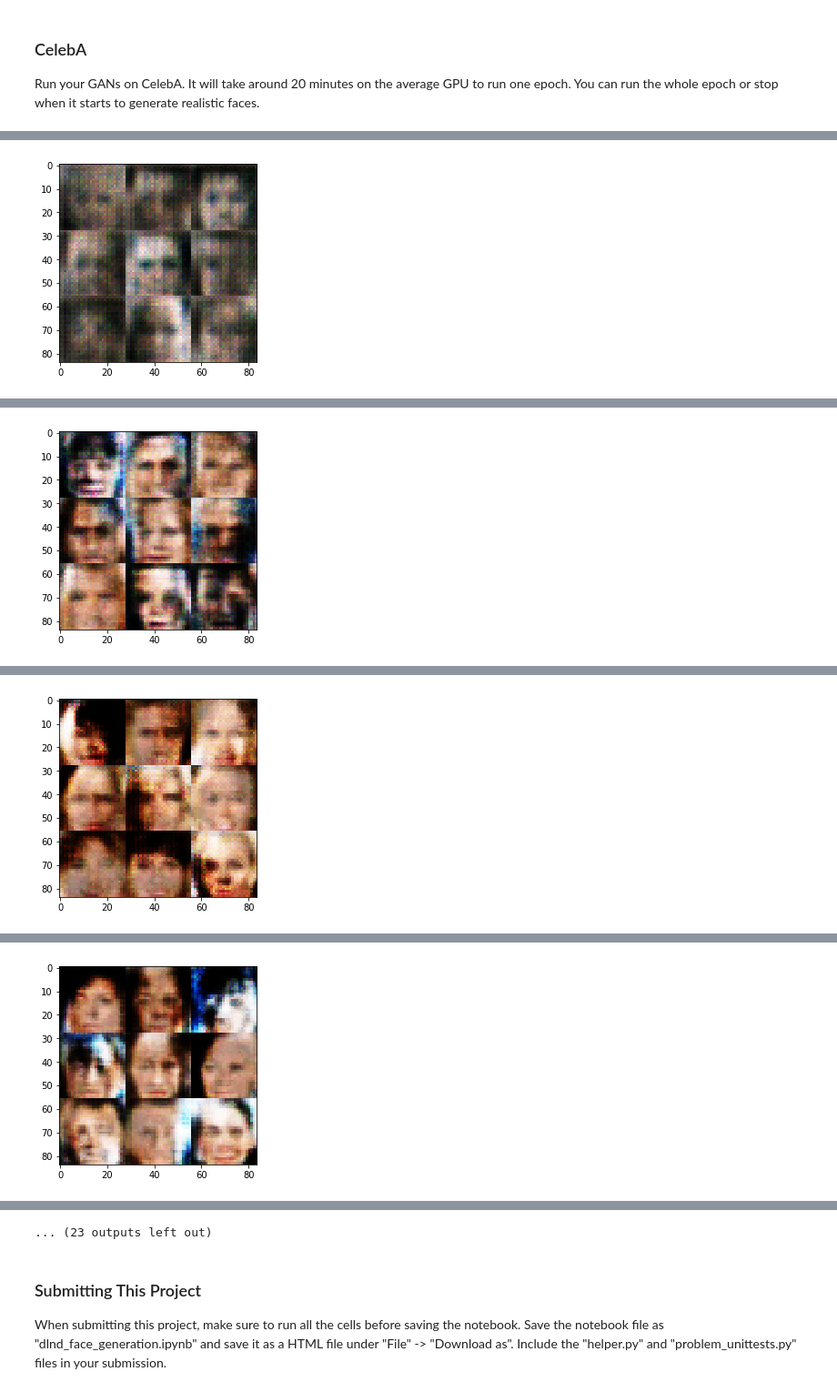
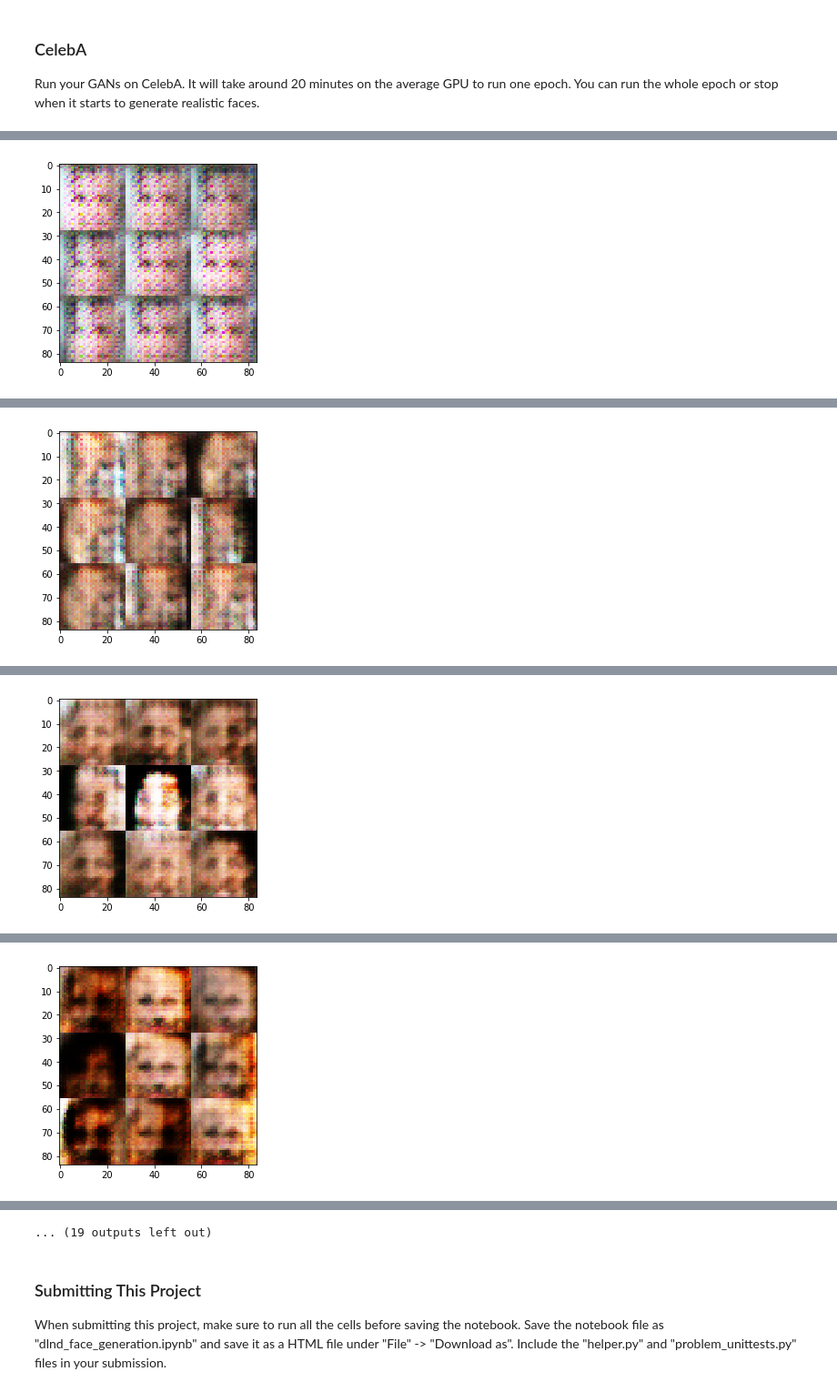
Before and after one commit to evan2945/Udacity-Deep-Learning, a Jupyter notebook: Project_5/face_generation/dlnd_face_generation.ipynb, the cells around one changed output, grey strips where cells are left out. Shown at 91% size. Saved outputs shown, nothing was run; the diff lists cells and outputs as text; code cells hidden in the pictures.

Commit message:
[Project 5] Added two more convolution layers and adjusted the hyperparameters

```diff
--- a/Project_5/face_generation/dlnd_face_generation.ipynb
+++ b/Project_5/face_generation/dlnd_face_generation.ipynb
@@ -148,11 +148,11 @@ def discriminator(images, reuse=False):
         bn2 = tf.layers.batch_normalization(x2, training=True)
         relu2 = tf.maximum(0.01 * bn2, bn2)
 
-        #x3 = tf.layers.conv2d(relu2, 256, 5, strides=2, padding='same')
-        #bn3 = tf.layers.batch_normalization(x3, training=True)
-        #relu3 = tf.maximum(0.01 * bn3, bn3)
+        x3 = tf.layers.conv2d(relu2, 256, 5, strides=2, padding='same')
+        bn3 = tf.layers.batch_normalization(x3, training=True)
+        relu3 = tf.maximum(0.01 * bn3, bn3)
 
-        flat = tf.reshape(relu2, (-1, 7*7*128))
+        flat = tf.reshape(relu3, (-1, 2*2*256))
         logits = tf.layers.dense(flat, 1)
         out = tf.sigmoid(logits)
 
@@ -180,21 +180,21 @@ def generator(z, out_channel_dim, is_train=True):
     :return: The tensor output of the generator
     """
     with tf.variable_scope('generator', reuse= not is_train):
-        x1 = tf.layers.dense(z, 7*7*128)
+        x1 = tf.layers.dense(z, 2*2*256)
 
-        x1 = tf.reshape(x1, (-1, 7, 7, 128))
+        x1 = tf.reshape(x1, (-1, 2, 2, 256))
         bn1 = tf.layers.batch_normalization(x1, training=is_train)
         relu1 = tf.maximum(0.01 * bn1, bn1)
 
-        x2 = tf.layers.conv2d_transpose(relu1, 64, 5, strides=2, padding='same')
+        x2 = tf.layers.conv2d_transpose(relu1, 128, 5, strides=2, padding='valid')
         bn2 = tf.layers.batch_normalization(x2, training=is_train)
         relu2 = tf.maximum(0.01 * bn2, bn2)
 
-        #x3 = tf.layers.convd2_transpose(relu2, 128, 5, stride=2, padding='same')
-        #bn3 = tf.layers.batch_normalization(x3, training=is_train)
-        #relu3 = tf.maximum(0.01 * bn3, bn3)
+        x3 = tf.layers.conv2d_transpose(relu2, 64, 5, strides=2, padding='same')
+        bn3 = tf.layers.batch_normalization(x3, training=is_train)
+        relu3 = tf.maximum(0.01 * bn3, bn3)
 
-        logits = tf.layers.conv2d_transpose(relu2, out_channel_dim, 5, strides=2, padding='same')
+        logits = tf.layers.conv2d_transpose(relu3, out_channel_dim, 5, strides=2, padding='same')
 
         out = tf.tanh(logits)
 
@@ -390,9 +390,9 @@ Epoch 1/2... Discriminator Loss: 0.8277... Generator Loss: 1.2833
 ### CelebA
 Run your GANs on CelebA.  It will take around 20 minutes on the average GPU to run one epoch.  You can run the whole epoch or stop when it starts to generate realistic faces.
 # %%
-batch_size = 32
-z_dim = 200
-learning_rate = 0.0002
+batch_size = 64
+z_dim = 600
+learning_rate = 0.0004
 beta1 = 0.3
 
 
@@ -410 +410 @@ Epoch 1/1... Discriminator Loss: 1.6454... Generator Loss: 2.8491
-[figure, old version]
+[figure, new version]
@@ -412 +412 @@ Epoch 1/1... Discriminator Loss: 2.3594... Generator Loss: 0.1158
-[figure, old version]
+[figure, new version]
@@ -414 +414 @@ Epoch 1/1... Discriminator Loss: 0.1964... Generator Loss: 3.3698
-[figure, old version]
+[figure, new version]
@@ -416 +416 @@ Epoch 1/1... Discriminator Loss: 2.2576... Generator Loss: 0.1274
-[figure, old version]
+[figure, new version]
@@ -421,4 +421,4 @@ Epoch 1/1... Discriminator Loss: 0.3399... Generator Loss: 1.5367
-... (23 outputs left out)
+... (19 outputs left out)
 # %% [markdown]
 ### Submitting This Project
 When submitting this project, make sure to run all the cells before saving the notebook. Save the notebook file as "dlnd_face_generation.ipynb" and save it as a HTML file under "File" -> "Download as". Include the "helper.py" and "problem_unittests.py" files in your submission.
```
Also changed, not shown: parts of 2 cells of this notebook, 2 other files.
